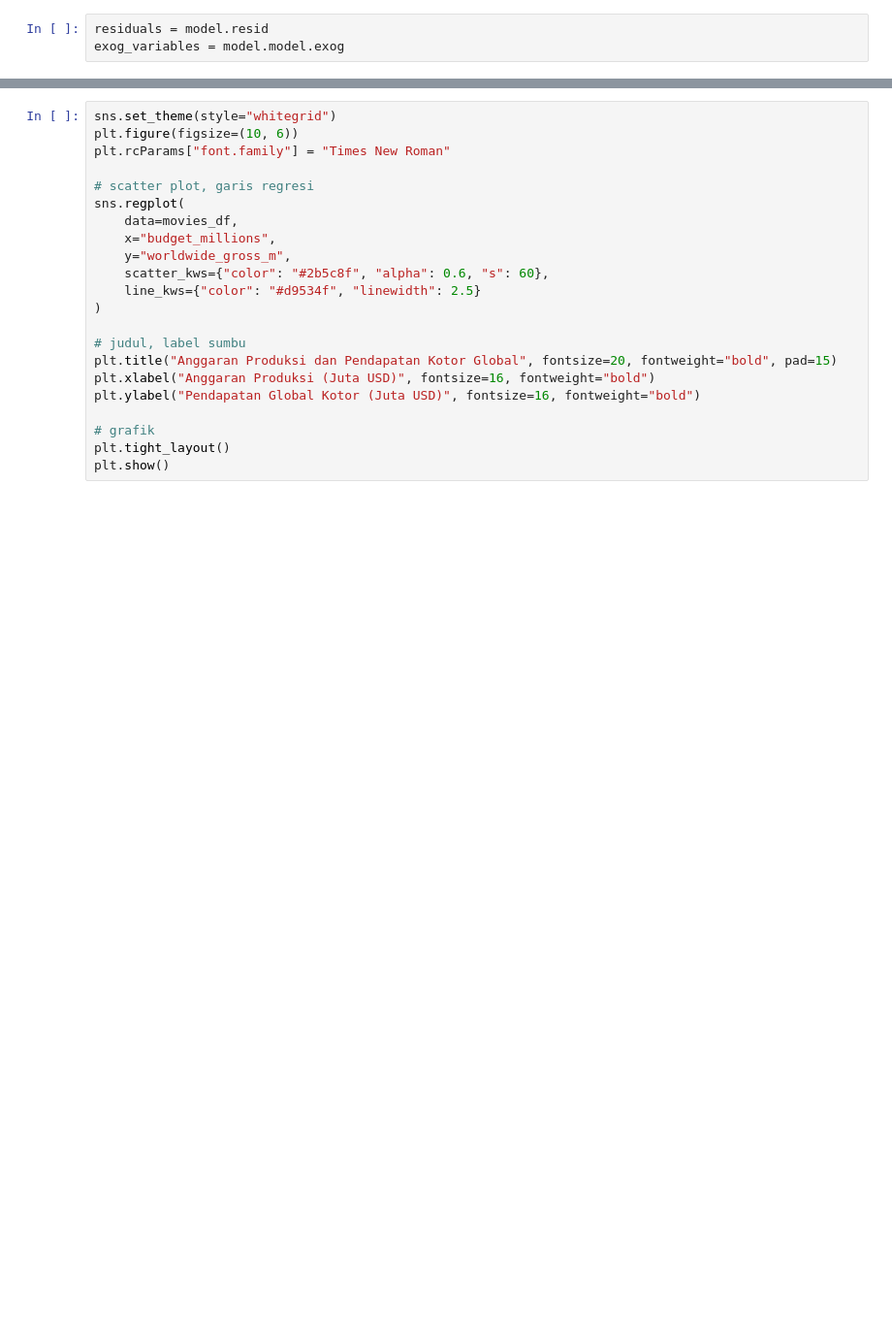
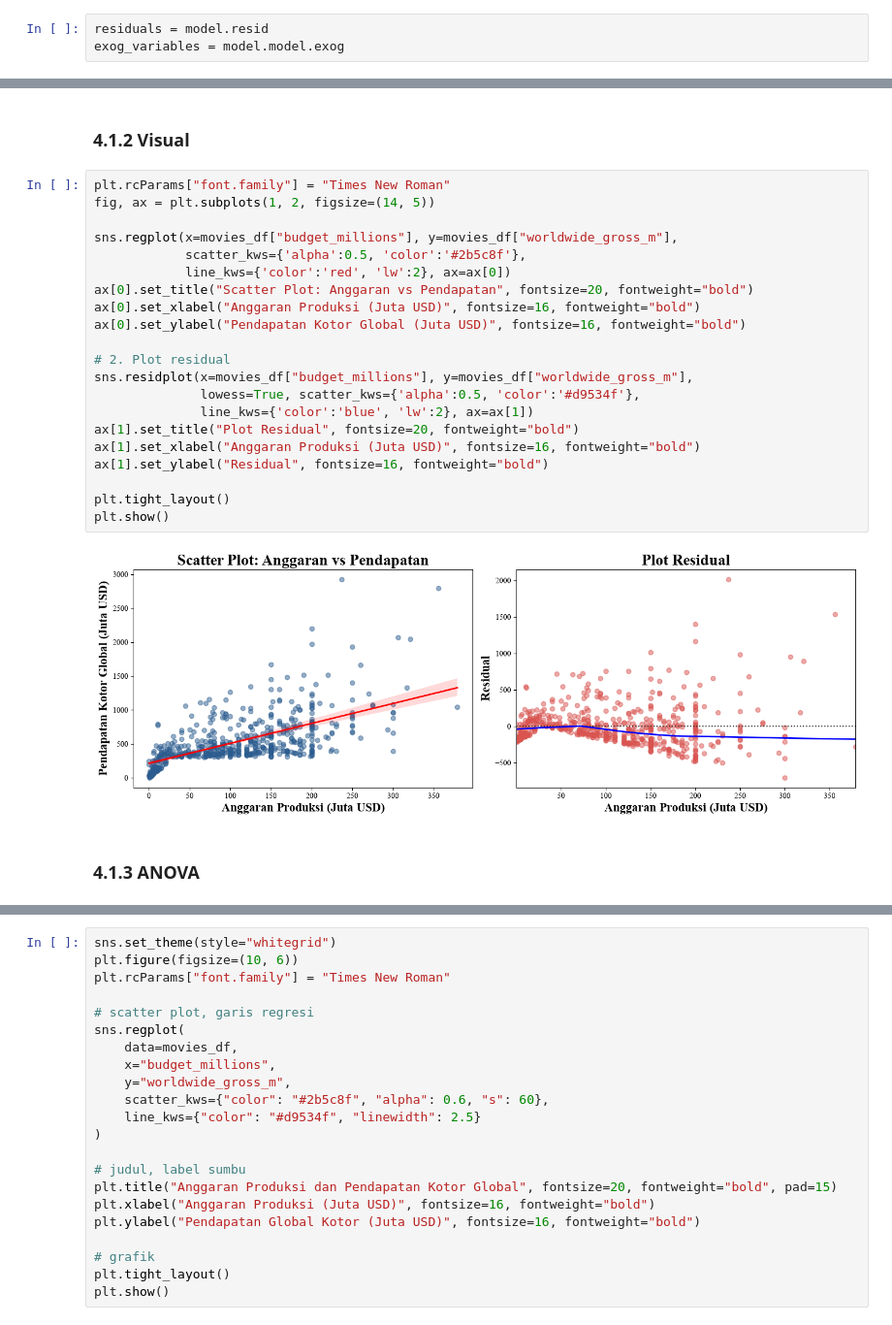
Before and after one commit to ahzasasa/anareg, a Jupyter notebook: simple-linear-regression.ipynb, the cells around one changed output, grey strips where cells are left out. Shown at 97% size. Cells and saved outputs as stored; diff of their text form; blank space fills up the shorter version.

```diff
--- a/simple-linear-regression.ipynb
+++ b/simple-linear-regression.ipynb
@@ -265,0 +286,27 @@ exog_variables = model.model.exog
+# %% [markdown]
+### 4.1.2 Visual
+# %%
+plt.rcParams["font.family"] = "Times New Roman"
+fig, ax = plt.subplots(1, 2, figsize=(14, 5))
+
+sns.regplot(x=movies_df["budget_millions"], y=movies_df["worldwide_gross_m"],
+            scatter_kws={'alpha':0.5, 'color':'#2b5c8f'},
+            line_kws={'color':'red', 'lw':2}, ax=ax[0])
+ax[0].set_title("Scatter Plot: Anggaran vs Pendapatan", fontsize=20, fontweight="bold")
+ax[0].set_xlabel("Anggaran Produksi (Juta USD)", fontsize=16, fontweight="bold")
+ax[0].set_ylabel("Pendapatan Kotor Global (Juta USD)", fontsize=16, fontweight="bold")
+
+# 2. Plot residual
+sns.residplot(x=movies_df["budget_millions"], y=movies_df["worldwide_gross_m"],
+              lowess=True, scatter_kws={'alpha':0.5, 'color':'#d9534f'},
+              line_kws={'color':'blue', 'lw':2}, ax=ax[1])
+ax[1].set_title("Plot Residual", fontsize=20, fontweight="bold")
+ax[1].set_xlabel("Anggaran Produksi (Juta USD)", fontsize=16, fontweight="bold")
+ax[1].set_ylabel("Residual", fontsize=16, fontweight="bold")
+
+plt.tight_layout()
+plt.show()
+# %% [output]
+[figure, added]
+# %% [markdown]
+### 4.1.3 ANOVA
```
Also changed, not shown: parts of 64 cells of this notebook.
